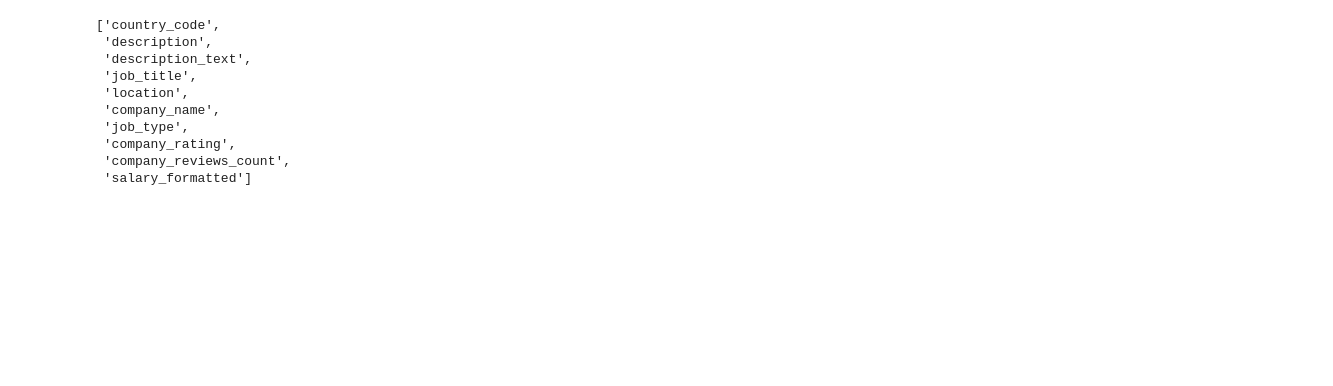
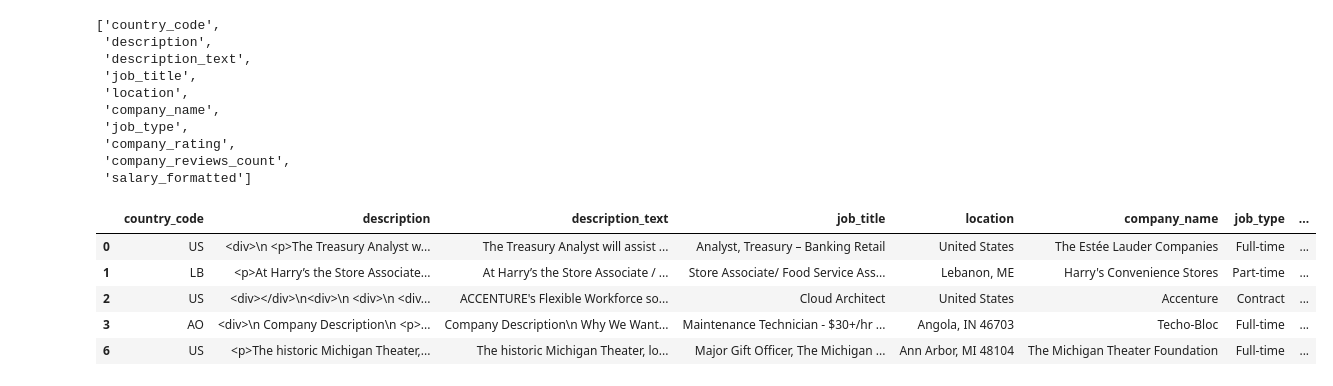
Before and after one commit to jackyhuynh/WorkforceAnalyst, a Jupyter notebook: script.ipynb, the cells around one changed output. Saved outputs shown, nothing was run; the diff lists cells and outputs as text; code cells hidden in the pictures; blank space fills up the shorter version.

```diff
--- a/script.ipynb
+++ b/script.ipynb
@@ -93 +103,10 @@ list(dfjob.columns)
+# %%
+dfjob.head()
+# %% [output]
+|  | country_code | description | description_text | job_title | location | company_name | job_type | ... |
+| 0 | US | <div>\n <p>The Treasury Analyst w... | The Treasury Analyst will assist ... | Analyst, Treasury – Banking Retail | United States | The Estée Lauder Companies | Full-time | ... |
+| 1 | LB | <p>At Harry’s the Store Associate... | At Harry’s the Store Associate / ... | Store Associate/ Food Service Ass... | Lebanon, ME | Harry's Convenience Stores | Part-time | ... |
+| 2 | US | <div></div>\n<div>\n <div>\n <div... | ACCENTURE's Flexible Workforce so... | Cloud Architect | United States | Accenture | Contract | ... |
+| 3 | AO | <div>\n Company Description\n <p>... | Company Description\n Why We Want... | Maintenance Technician - $30+/hr ... | Angola, IN 46703 | Techo-Bloc | Full-time | ... |
+| 6 | US | <p>The historic Michigan Theater,... | The historic Michigan Theater, lo... | Major Gift Officer, The Michigan ... | Ann Arbor, MI 48104 | The Michigan Theater Foundation | Full-time | ... |
 # %%
```
Also changed, not shown: parts of 14 cells of this notebook.
